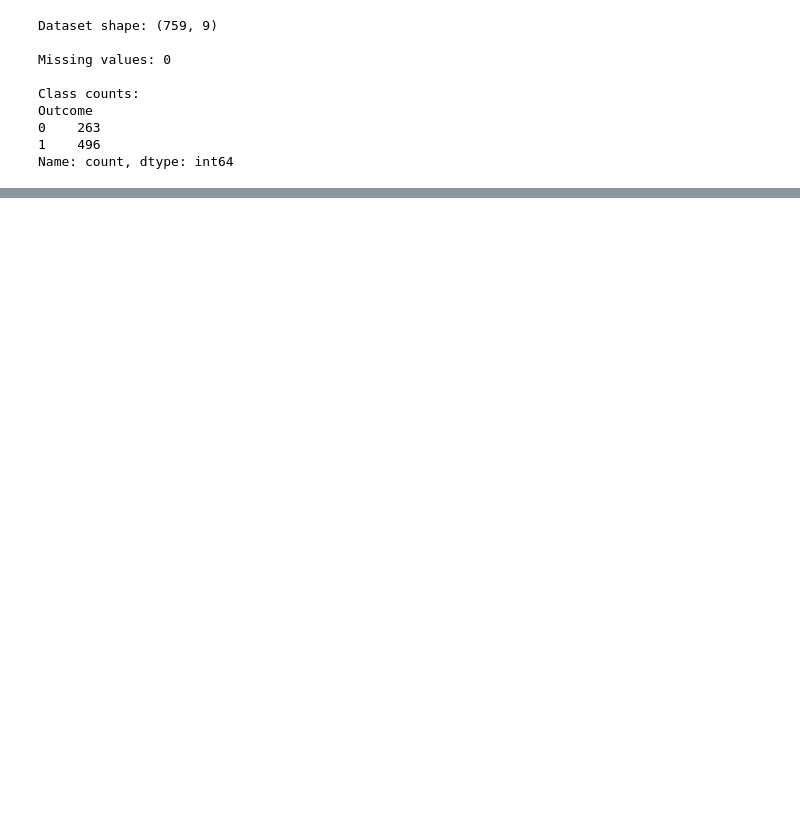
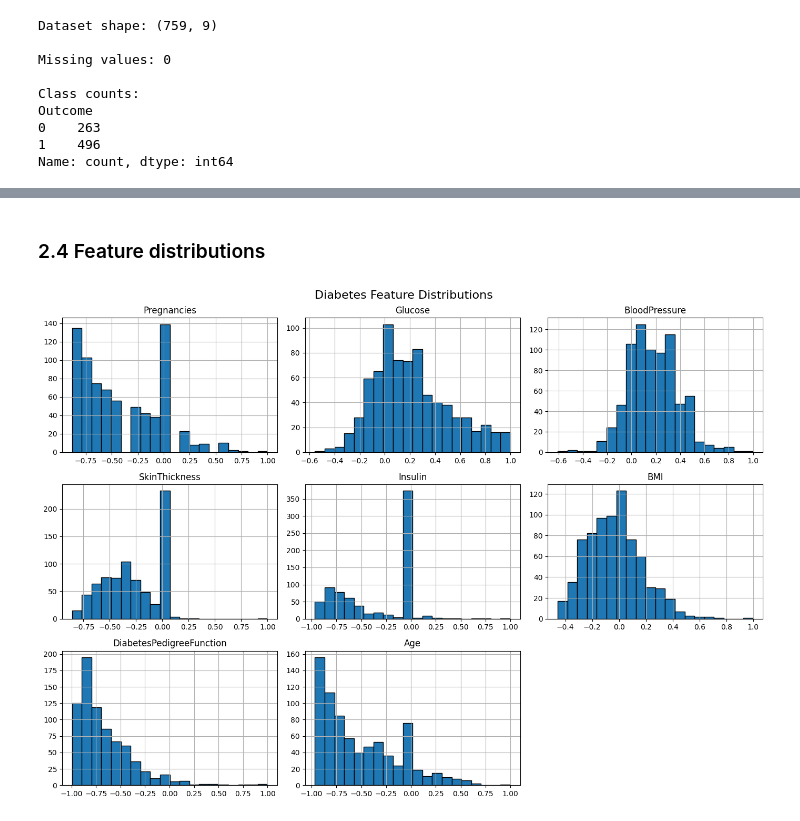
Before and after one commit to Nikikanaparthi21/data266-6441, a Jupyter notebook: neural_networks.ipynb, the cells around one changed output, grey strips where cells are left out. Cells and saved outputs as stored; diff of their text form; code cells hidden in the pictures; blank space fills up the shorter version.

```diff
--- a/neural_networks.ipynb
+++ b/neural_networks.ipynb
@@ -95,0 +104,31 @@ Name: count, dtype: int64
+# %%
+FEATURE_NAMES = [
+    "Pregnancies",
+    "Glucose",
+    "BloodPressure",
+    "SkinThickness",
+    "Insulin",
+    "BMI",
+    "DiabetesPedigreeFunction",
+    "Age"
+]
+
+COLUMN_NAMES = FEATURE_NAMES + ["Outcome"]
+
+df = pd.read_csv(
+    "diabetes.csv",
+    header=None,
+    names=COLUMN_NAMES
+)
+
+display(df.head())
+
+print("Dataset shape:", df.shape)
+print("Missing values:", df.isna().sum().sum())
+
+print("\nClass counts:")
+print(df["Outcome"].value_counts().sort_index())
+
+assert df.shape == (759, 9), "The dataset was not loaded correctly."
+assert df.isna().sum().sum() == 0, "Unexpected missing values found."
+assert set(df["Outcome"].unique()) == {0, 1}, "Outcome must be binary."
@@ -99,0 +191,14 @@ Name: count, dtype: int64
+# %% [markdown]
+### 2.4 Feature distributions
+# %%
+axes = df[FEATURE_NAMES].hist(
+    figsize=(14, 10),
+    bins=20,
+    edgecolor="black"
+)
+
+plt.suptitle("Diabetes Feature Distributions", fontsize=16)
+plt.tight_layout()
+plt.show()
+# %% [output]
+[figure, added]
```
Also changed, not shown: parts of 9 cells of this notebook.
